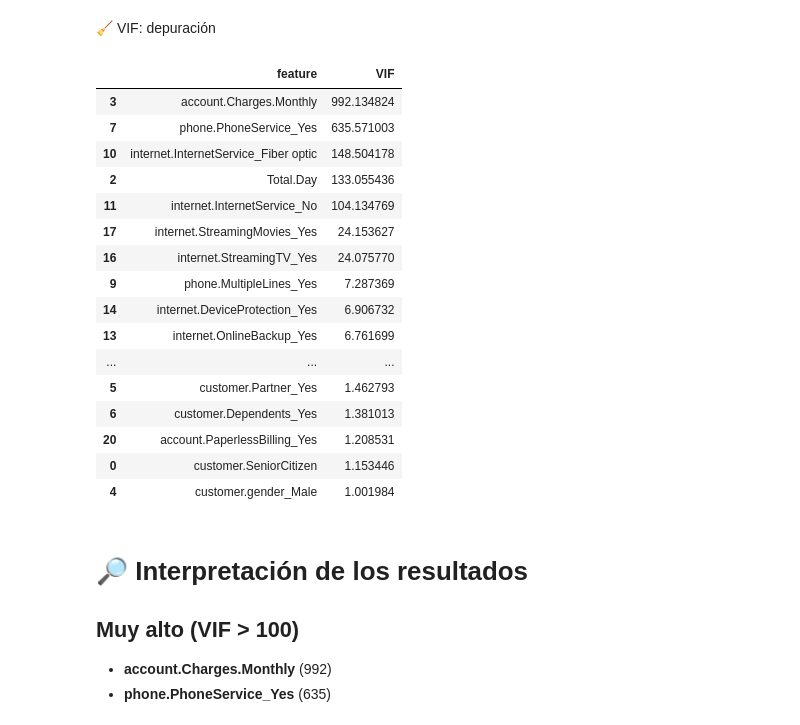
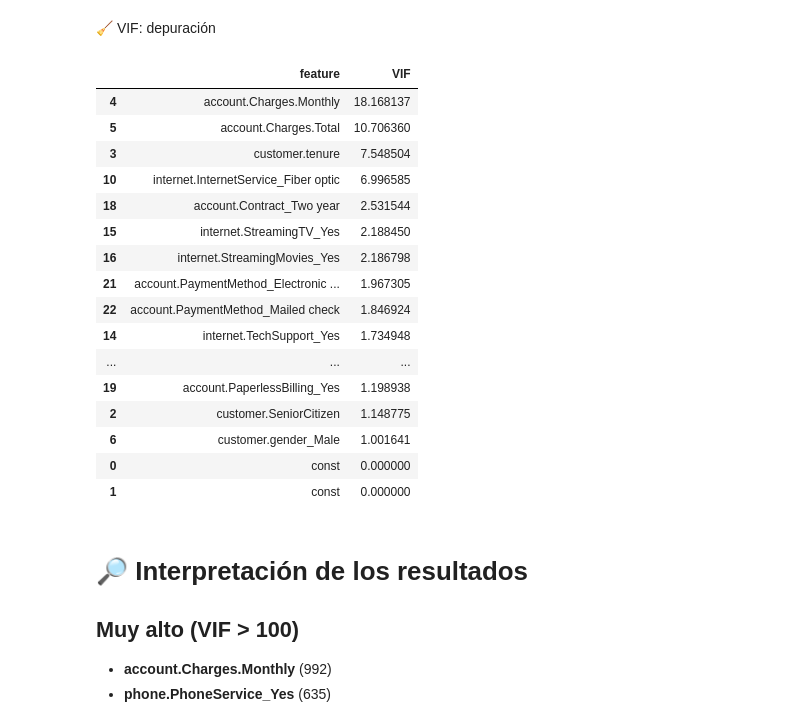
Before and after one commit to eD07/ChallengeDataScienceTelecomXParte2, a Jupyter notebook: TelecomXParte2.ipynb, the cells around one changed output. Cells and saved outputs as stored; diff of their text form; code cells hidden in the pictures.

```diff
--- a/TelecomXParte2.ipynb
+++ b/TelecomXParte2.ipynb
@@ -788,55 +791,58 @@ Después, recalcula el VIF para confirmar que el problema desaparece.
 # %% [markdown]
 🧹 VIF: depuración
 # %%
-# 0) Partimos de X_final (ya sin 'account.Charges.Total')
-#    Si no existe, crea X_final desde X o X_filtered:
-# X_final = X_filtered.drop(columns=["account.Charges.Total"])
+# 0) Partimos del set depurado que devolvió vif_rehecho
+#    (sin las columnas redundantes y ya en float)
+X_final = res["X_filtered"].copy()
 
-# 1) Asegurar tipos numéricos
+# 1) Asegurar tipos numéricos (por si quedó algo suelto)
 X_vif = X_final.copy()
 
 #   1a) Pasar bool → int (0/1)
 bool_cols = X_vif.select_dtypes(include=['bool']).columns
 if len(bool_cols):
     X_vif[bool_cols] = X_vif[bool_cols].astype(int)
 
 #   1b) Forzar cualquier 'object' a numérico (si algo queda raro se convierte a NaN)
 obj_cols = X_vif.select_dtypes(include=['object']).columns
 if len(obj_cols):
     X_vif[obj_cols] = X_vif[obj_cols].apply(pd.to_numeric, errors='coerce')
 
-#   1c) Reemplazar ±inf por NaN y quitar filas con NaN (o imputar, si prefieres)
+#   1c) Reemplazar ±inf por NaN y quitar filas con NaN
 X_vif = X_vif.replace([np.inf, -np.inf], np.nan).dropna(axis=0)
 
-#   1d) (Opcional) Asegurar float
+#   1d) Asegurar float
 X_vif = X_vif.astype(float)
+
+#   1e) Agregar constante para el cálculo del VIF
+X_vif = add_constant(X_vif, has_constant='add')
 
 # 2) Calcular VIF
 vif_data_final = pd.DataFrame({
     "feature": X_vif.columns,
     "VIF": [variance_inflation_factor(X_vif.values, i) for i in range(X_vif.shape[1])]
 })
 
 # 3) Mostrar ordenado
 display(vif_data_final.sort_values(by="VIF", ascending=False))
 # %% [output]
 |  | feature | VIF |
-| 3 | account.Charges.Monthly | 992.134824 |
-| 7 | phone.PhoneService_Yes | 635.571003 |
-| 10 | internet.InternetService_Fiber optic | 148.504178 |
-| 2 | Total.Day | 133.055436 |
-| 11 | internet.InternetService_No | 104.134769 |
-| 17 | internet.StreamingMovies_Yes | 24.153627 |
-| 16 | internet.StreamingTV_Yes | 24.075770 |
-| 9 | phone.MultipleLines_Yes | 7.287369 |
-| 14 | internet.DeviceProtection_Yes | 6.906732 |
-| 13 | internet.OnlineBackup_Yes | 6.761699 |
+| 4 | account.Charges.Monthly | 18.168137 |
+| 5 | account.Charges.Total | 10.706360 |
+| 3 | customer.tenure | 7.548504 |
+| 10 | internet.InternetService_Fiber optic | 6.996585 |
+| 18 | account.Contract_Two year | 2.531544 |
+| 15 | internet.StreamingTV_Yes | 2.188450 |
+| 16 | internet.StreamingMovies_Yes | 2.186798 |
+| 21 | account.PaymentMethod_Electronic ... | 1.967305 |
+| 22 | account.PaymentMethod_Mailed check | 1.846924 |
+| 14 | internet.TechSupport_Yes | 1.734948 |
 | ... | ... | ... |
-| 5 | customer.Partner_Yes | 1.462793 |
-| 6 | customer.Dependents_Yes | 1.381013 |
-| 20 | account.PaperlessBilling_Yes | 1.208531 |
-| 0 | customer.SeniorCitizen | 1.153446 |
-| 4 | customer.gender_Male | 1.001984 |
+| 19 | account.PaperlessBilling_Yes | 1.198938 |
+| 2 | customer.SeniorCitizen | 1.148775 |
+| 6 | customer.gender_Male | 1.001641 |
+| 0 | const | 0.000000 |
+| 1 | const | 0.000000 |
 # %% [markdown]
 # 🔎 Interpretación de los resultados
 
```
Also changed, not shown: parts of 5 cells of this notebook.
